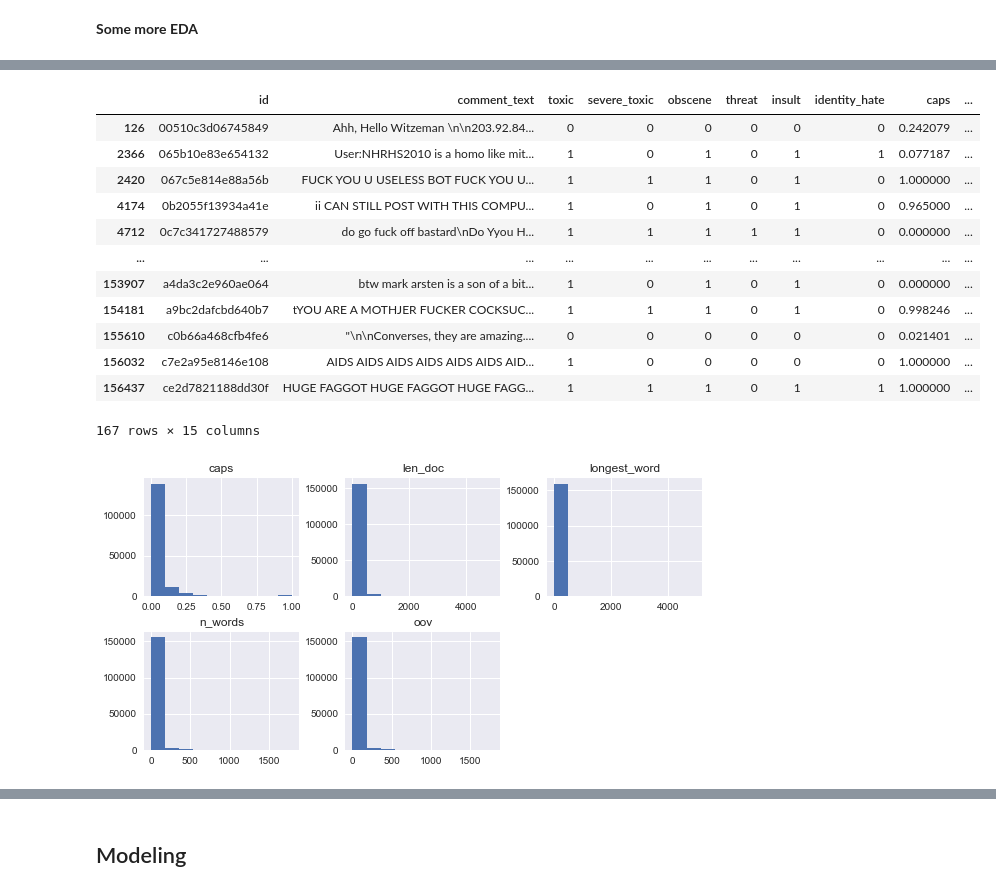
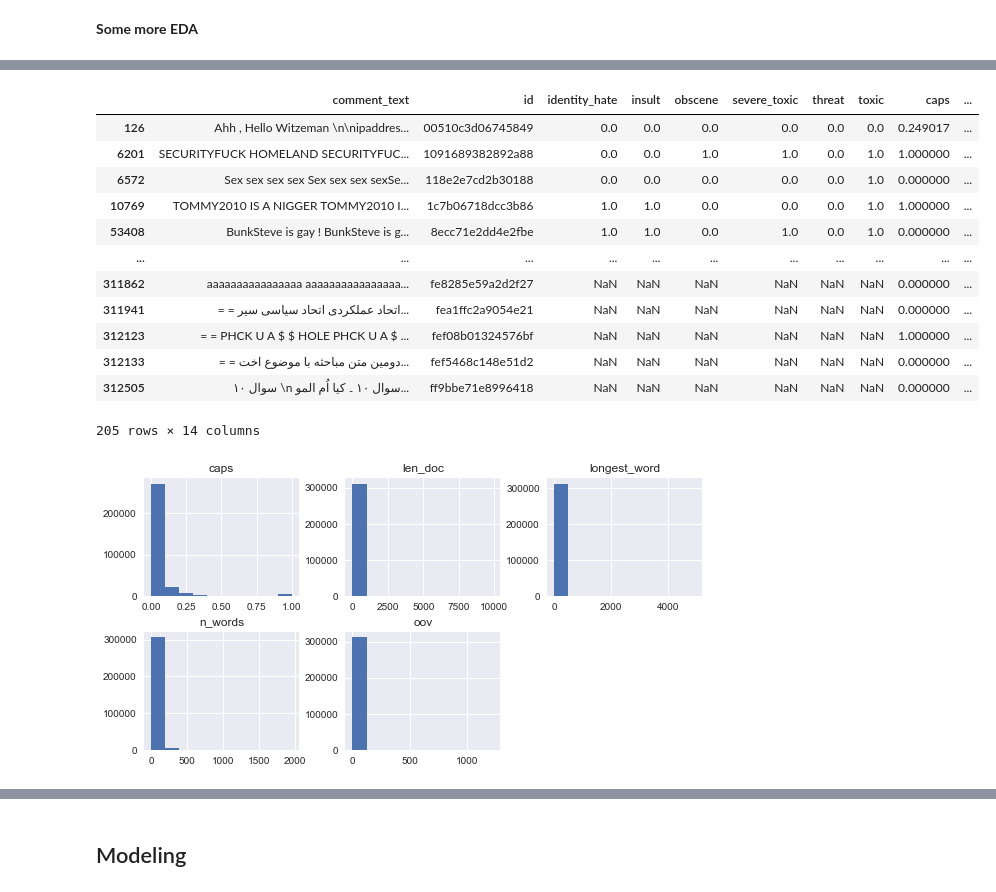
Before and after one commit to liyadi81/toxic-comment-classification, a Jupyter notebook: Toxic_Comment.ipynb, the cells around one changed output, grey strips where cells are left out. Saved outputs shown, nothing was run; the diff lists cells and outputs as text; code cells hidden in the pictures.

```diff
--- a/Toxic_Comment.ipynb
+++ b/Toxic_Comment.ipynb
@@ -60,0 +71,9 @@ train.describe()
+# %%
+# more detailed count for different toxic comments
+
+labels = train.columns[2:8].tolist()
+grp = train.iloc[:,1:8].groupby(labels)
+
+pd.set_option("display.max_rows",50)
+print(grp.count())
+pd.set_option("display.max_rows",10)
@@ -77,3 +114,6 @@ plt.show()
 [figure]
 # %% [markdown]
 **Text preprocessing** <br>
+# %%
+full_set = pd.concat([train,test], axis=0, ignore_index=True)
+full_set
@@ -165,24 +219,23 @@ def token_combine(nested_list):
         combined_doc.append(' '.join(nested_list[i]))
     return(combined_doc)
 # %%
-# remove urls leaving only http/https
+# processing url, ip address and punctuations
 
-train.comment_text = train.comment_text.apply(lambda x: re.sub(r"(https|http)\S+", "", x))
-train.comment_text = train.comment_text.apply(lambda x: re.sub(r'[0-9]+(\.[0-9]+){3}', 'ipaddress', x))
-train.comment_text = train.comment_text.apply(lambda x: re.sub(r'([{}])'.format(string.punctuation),' \g<1> ', x))        # “”¨«»®´·º½¾¿¡§£₤‘’
+full_set.comment_text = full_set.comment_text.apply(lambda x: re.sub(r"(https|http)\S+", "", x))
+full_set.comment_text = full_set.comment_text.apply(lambda x: re.sub(r'[0-9]+(\.[0-9]+){3}', 'ipaddress', x))
+full_set.comment_text = full_set.comment_text.apply(lambda x: re.sub(r'([{}])'.format(string.punctuation),' \g<1> ', x))        # “”¨«»®´·º½¾¿¡§£₤‘’
 # %%
 %%time
 
-if not os.path.exists('train_tokenize.pkl') or 1==1:
+if not os.path.exists('full_cleaned.pkl') or 0==1:
     print("start processing text...")
-#     features_nlp = nlp_pip(train.comment_text)            # this one takes long time
-    features_tokenizer = token_pip(train.comment_text)      # this one much faster
-    for k in features_tokenizer:
-        train[k] = features_tokenizer[k]
-    train_tokenize = train.copy()
+#     features = nlp_pip(full_set.comment_text)            # this one takes long time
+    features = token_pip(full_set.comment_text)      # this one much faster
+    for k in features:
+        full_set[k] = features[k]
     print('Saving dataframe...')
-    train.to_pickle('train_tokenize.pkl')
+    full_set.to_pickle('full_cleaned.pkl')
 else:
-    train_tokenize = pd.read_pickle('train_tokenize.pkl')
+    full_set = pd.read_pickle('full_cleaned.pkl')
 # %% [output]
 start processing text...
@@ -287,24 +404,24 @@ train_tokenize[train_tokenize.longest_word>100]
 # %%
 # abnormal number of oov words
-train_tokenize[train_tokenize.oov>500]
+full_set[full_set.oov>200]
 # %% [output]
-|  | id | comment_text | toxic | severe_toxic | obscene | threat | insult | identity_hate | caps | ... |
-| 126 | 00510c3d06745849 | Ahh, Hello Witzeman \n\n203.92.84... | 0 | 0 | 0 | 0 | 0 | 0 | 0.242079 | ... |
-| 2366 | 065b10e83e654132 | User:NHRHS2010 is a homo like mit... | 1 | 0 | 1 | 0 | 1 | 1 | 0.077187 | ... |
-| 2420 | 067c5e814e88a56b | FUCK YOU U USELESS BOT FUCK YOU U... | 1 | 1 | 1 | 0 | 1 | 0 | 1.000000 | ... |
-| 4174 | 0b2055f13934a41e | ii CAN STILL POST WITH THIS COMPU... | 1 | 0 | 1 | 0 | 1 | 0 | 0.965000 | ... |
-| 4712 | 0c7c341727488579 | do go fuck off bastard\nDo Yyou H... | 1 | 1 | 1 | 1 | 1 | 0 | 0.000000 | ... |
+|  | comment_text | id | identity_hate | insult | obscene | severe_toxic | threat | toxic | caps | ... |
+| 126 | Ahh , Hello Witzeman \n\nipaddres... | 00510c3d06745849 | 0.0 | 0.0 | 0.0 | 0.0 | 0.0 | 0.0 | 0.249017 | ... |
+| 6201 | SECURITYFUCK HOMELAND SECURITYFUC... | 1091689382892a88 | 0.0 | 0.0 | 1.0 | 1.0 | 0.0 | 1.0 | 1.000000 | ... |
+| 6572 | Sex sex sex sex Sex sex sex sexSe... | 118e2e7cd2b30188 | 0.0 | 0.0 | 0.0 | 0.0 | 0.0 | 1.0 | 0.000000 | ... |
+| 10769 | TOMMY2010 IS A NIGGER TOMMY2010 I... | 1c7b06718dcc3b86 | 1.0 | 1.0 | 0.0 | 0.0 | 0.0 | 1.0 | 1.000000 | ... |
+| 53408 | BunkSteve is gay ! BunkSteve is g... | 8ecc71e2dd4e2fbe | 1.0 | 1.0 | 0.0 | 1.0 | 0.0 | 1.0 | 0.000000 | ... |
 | ... | ... | ... | ... | ... | ... | ... | ... | ... | ... | ... |
-| 153907 | a4da3c2e960ae064 | btw mark arsten is a son of a bit... | 1 | 0 | 1 | 0 | 1 | 0 | 0.000000 | ... |
-| 154181 | a9bc2dafcbd640b7 | tYOU ARE A MOTHJER FUCKER COCKSUC... | 1 | 1 | 1 | 0 | 1 | 0 | 0.998246 | ... |
-| 155610 | c0b66a468cfb4fe6 | "\n\nConverses, they are amazing.... | 0 | 0 | 0 | 0 | 0 | 0 | 0.021401 | ... |
-| 156032 | c7e2a95e8146e108 | AIDS AIDS AIDS AIDS AIDS AIDS AID... | 1 | 0 | 0 | 0 | 0 | 0 | 1.000000 | ... |
-| 156437 | ce2d7821188dd30f | HUGE FAGGOT HUGE FAGGOT HUGE FAGG... | 1 | 1 | 1 | 0 | 1 | 1 | 1.000000 | ... |
+| 311862 | aaaaaaaaaaaaaaaa aaaaaaaaaaaaaaaa... | fe8285e59a2d2f27 | NaN | NaN | NaN | NaN | NaN | NaN | 0.000000 | ... |
+| 311941 | = = اتحاد عملکردی اتحاد سیاسی سیر... | fea1ffc2a9054e21 | NaN | NaN | NaN | NaN | NaN | NaN | 0.000000 | ... |
+| 312123 | = = PHCK U A $ $ HOLE PHCK U A $ ... | fef08b01324576bf | NaN | NaN | NaN | NaN | NaN | NaN | 1.000000 | ... |
+| 312133 | = = دومین متن مباحثه با موضوع اخت... | fef5468c148e51d2 | NaN | NaN | NaN | NaN | NaN | NaN | 0.000000 | ... |
+| 312505 | سوال ۱۰ \n سوال ۱۰ ۔ کیا اُم المو... | ff9bbe71e8996418 | NaN | NaN | NaN | NaN | NaN | NaN | 0.000000 | ... |
-167 rows × 15 columns
+205 rows × 14 columns
 # %%
 # visuallize the distribution of features
-train_tokenize.iloc[:, 8:].hist(figsize=(10,5), layout=(2,3))
+full_set.iloc[:, 8:].hist(figsize=(10,5), layout=(2,3))
 plt.show()
 # %% [output]
-[figure, old version]
+[figure, new version]
 # %%
```
Also changed, not shown: parts of 31 cells of this notebook.
